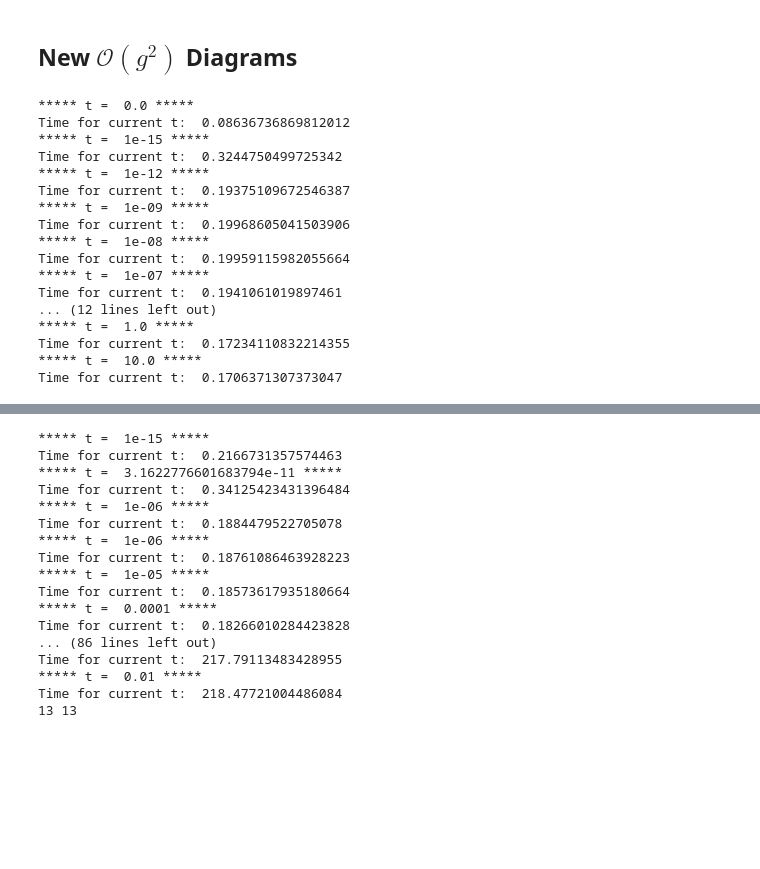
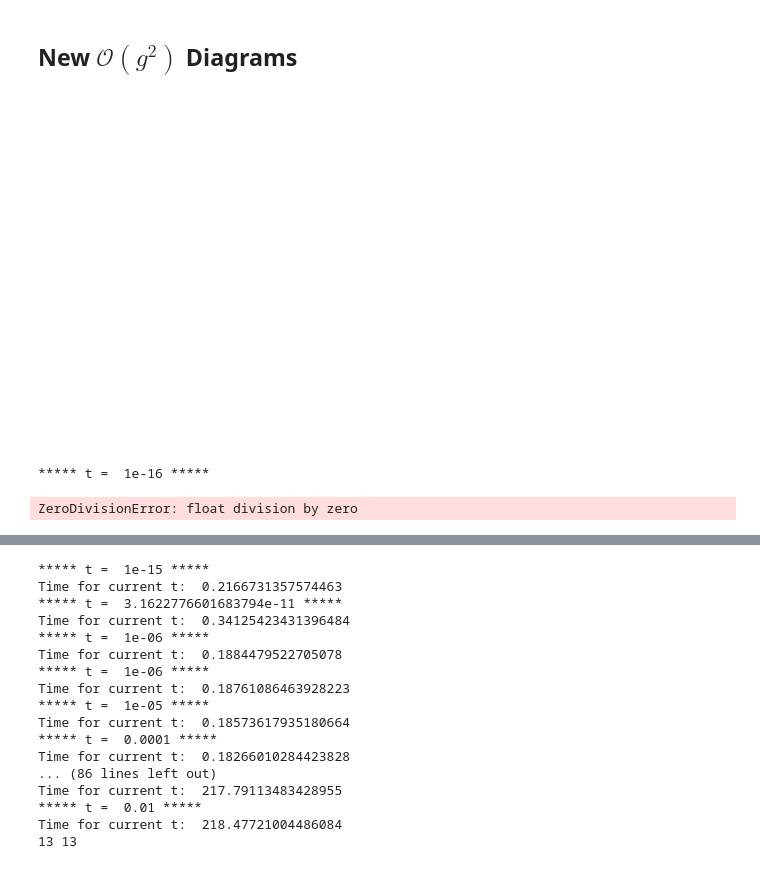
Before and after one commit to cgustin99/OpenParticle, a Jupyter notebook: models/Yukawa/yukawa.ipynb, the cells around one changed output, grey strips where cells are left out. Cells and saved outputs as stored; diff of their text form; code cells hidden in the pictures; blank space fills up the shorter version.

```diff
--- a/models/Yukawa/yukawa.ipynb
+++ b/models/Yukawa/yukawa.ipynb
@@ -493,8 +493,21 @@ def get_renormalized_eigenstates(resolutions, t,  g, mf, mb, Q, num_eigenstates,
     padded_eigenvalues = padded_eigenvalues.T
     # assert all(padded_eigenvalues > 0)
     return padded_eigenvalues, eigenstates
+# %%
+plt.figure(figsize = (10,5), dpi = 200)
+t = np.linspace(-2 * np.pi, 2 * np.pi, int(1e6
+                                           ))
+x = np.sin(-4 * t) + t
+y = 2 * np.cos(-4 * t) + 3
+plt.ylim(0, 10)
+plt.xlim(-5.6, 5.6)
+plt.plot(x, y, color = 'white', linewidth = 3)
+plt.axis('off')
+plt.savefig("gluon_propagator.svg", format="svg", transparent = True)
+# %% [output]
+[figure, added]
 # %%
-max_res = 3
+max_res = 19
 mf = 1
 mb = 0.4
 g = 1
@@ -502,9 +515,11 @@ Q = 0
 n_particles = 4
 num_eigenstates = 'all'
 resolutions = [max_res]
-ts = np.concatenate(([0], np.logspace(-15, -9, num = 3),
-                    np.logspace(-8, -7, num = 2),
-                    np.logspace(-6, -2, num = 5), np.logspace(-1, 1, num = 3)))
+# ts = np.logspace(-15, -12, num = 2)
+ts = [1e-16]
+# ts = np.concatenate(([0], np.logspace(-15, -12, num = 2)))#,
+                    # np.logspace(-8, -7, num = 2),
+                    # np.logspace(-6, -2, num = 5), np.logspace(-1, 1, num = 3)))
 
 eigs = []
 for t in ts:
@@ -524,20 +539,5 @@ shaped_eigs = np.hstack(eigs)
 free_eigs = np.hstack(get_eigenstates([max_res], g = 0, mf = mf, mb = mb, Q = Q, num_eigenstates = num_eigenstates,
                                 n_particles = n_particles, verbose = False)[0])
 # %% [output]
-***** t =  0.0 *****
-Time for current t:  0.08636736869812012
-***** t =  1e-15 *****
-Time for current t:  0.3244750499725342
-***** t =  1e-12 *****
-Time for current t:  0.19375109672546387
-***** t =  1e-09 *****
-Time for current t:  0.19968605041503906
-***** t =  1e-08 *****
-Time for current t:  0.19959115982055664
-***** t =  1e-07 *****
-Time for current t:  0.1941061019897461
-... (12 lines left out)
-***** t =  1.0 *****
-Time for current t:  0.17234110832214355
-***** t =  10.0 *****
-Time for current t:  0.1706371307373047
+***** t =  1e-16 *****
+ZeroDivisionError: float division by zero
```
Also changed, not shown: parts of 4 cells of this notebook.
